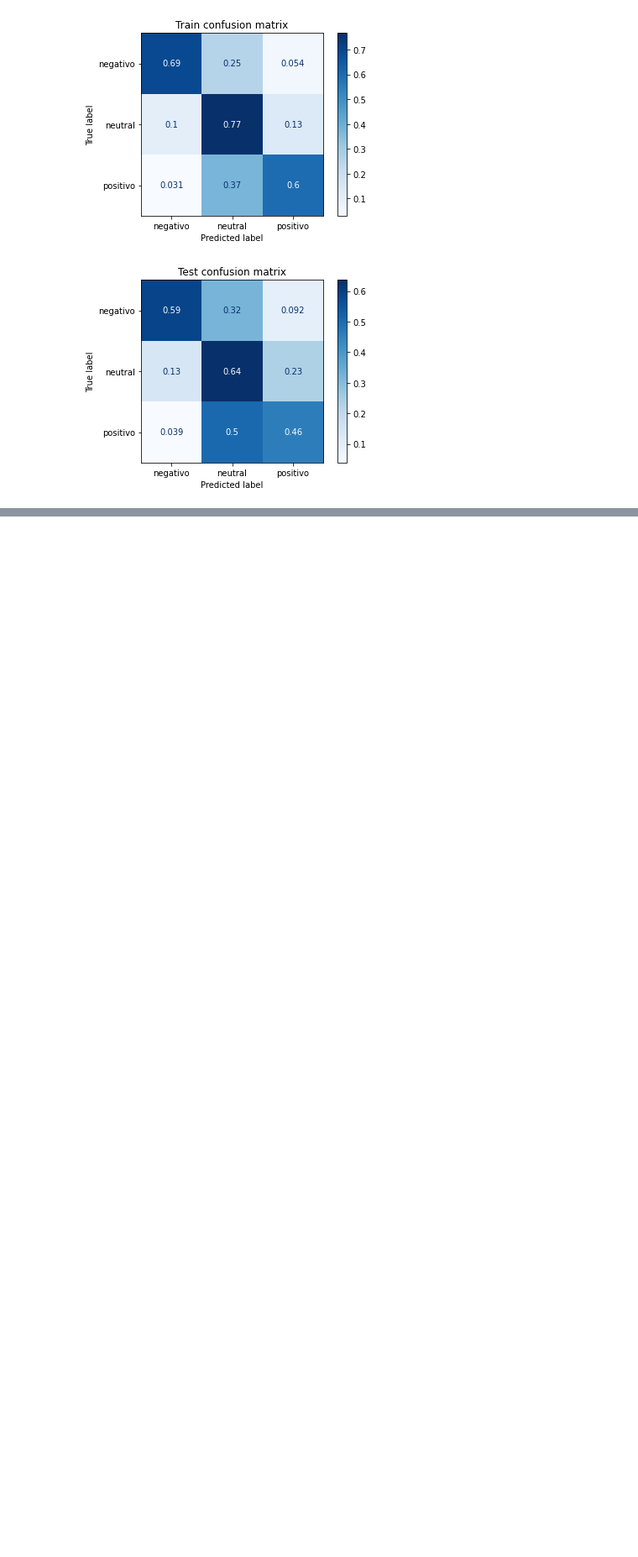
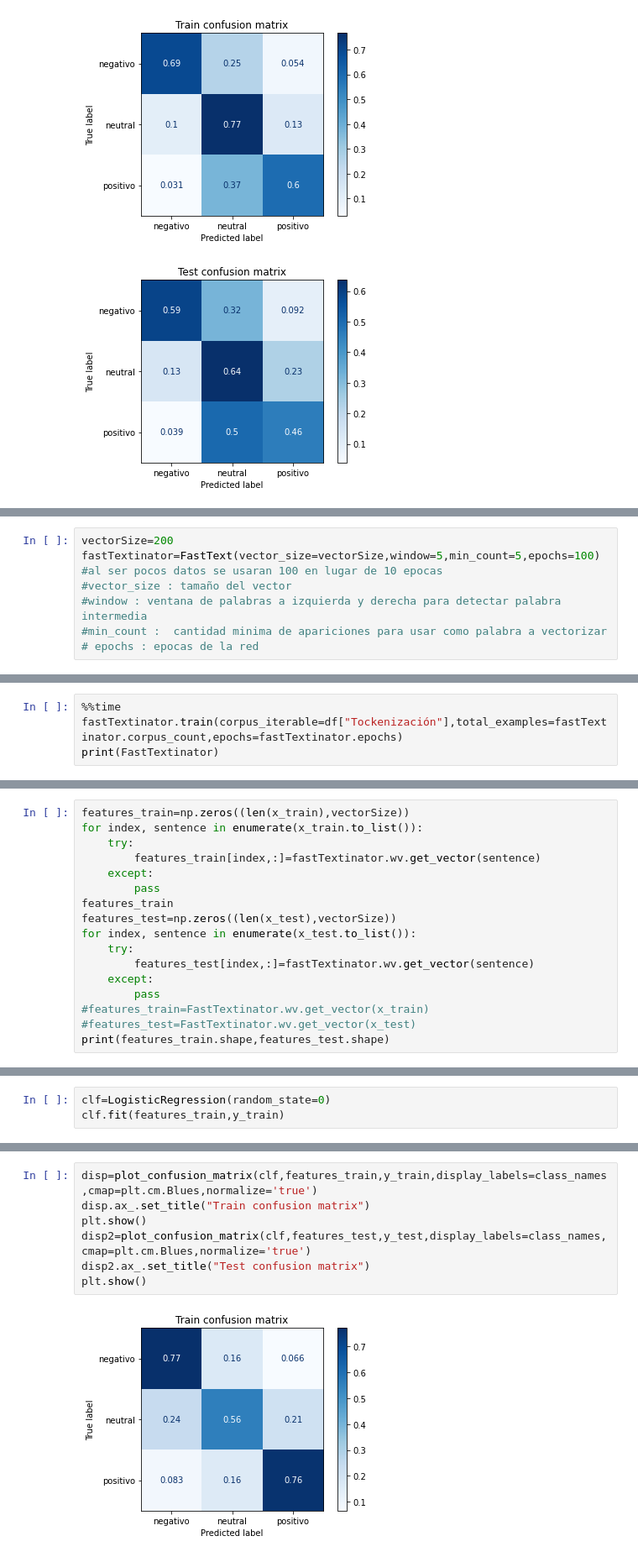
Before and after one commit to jhpiedrahitao/NLPFundamentals, a Jupyter notebook: vectorizacion_clasificacion.ipynb, the cells around one changed output, grey strips where cells are left out. Shown at 84% size. Saved outputs shown, nothing was run; the diff lists cells and outputs as text; blank space fills up the shorter version.

Commit message:
FastText embeding exploration added with sentiment analysis

```diff
--- a/vectorizacion_clasificacion.ipynb
+++ b/vectorizacion_clasificacion.ipynb
@@ -269,0 +303,7 @@ plt.show()
+# %%
+vectorSize=200
+fastTextinator=FastText(vector_size=vectorSize,window=5,min_count=5,epochs=100) #al ser pocos datos se usaran 100 en lugar de 10 epocas
+#vector_size : tamaño del vector
+#window : ventana de palabras a izquierda y derecha para detectar palabra intermedia
+#min_count :  cantidad minima de apariciones para usar como palabra a vectorizar
+# epochs : epocas de la red
@@ -269,0 +313,4 @@ plt.show()
+# %%
+%%time
+fastTextinator.train(corpus_iterable=df["Tockenización"],total_examples=fastTextinator.corpus_count,epochs=fastTextinator.epochs)
+print(FastTextinator)
@@ -269,0 +333,17 @@ plt.show()
+# %%
+features_train=np.zeros((len(x_train),vectorSize))
+for index, sentence in enumerate(x_train.to_list()):
+    try:
+        features_train[index,:]=fastTextinator.wv.get_vector(sentence)
+    except:
+        pass
+features_train
+features_test=np.zeros((len(x_test),vectorSize))
+for index, sentence in enumerate(x_test.to_list()):
+    try:
+        features_test[index,:]=fastTextinator.wv.get_vector(sentence)
+    except:
+        pass
+#features_train=FastTextinator.wv.get_vector(x_train)
+#features_test=FastTextinator.wv.get_vector(x_test)
+print(features_train.shape,features_test.shape)
@@ -269,0 +352,3 @@ plt.show()
+# %%
+clf=LogisticRegression(random_state=0)
+clf.fit(features_train,y_train)
@@ -269,0 +393,9 @@ plt.show()
+# %%
+disp=plot_confusion_matrix(clf,features_train,y_train,display_labels=class_names,cmap=plt.cm.Blues,normalize='true')
+disp.ax_.set_title("Train confusion matrix")
+plt.show()
+disp2=plot_confusion_matrix(clf,features_test,y_test,display_labels=class_names,cmap=plt.cm.Blues,normalize='true')
+disp2.ax_.set_title("Test confusion matrix")
+plt.show()
+# %% [output]
+[figure, added]
```
Also changed, not shown: parts of 17 cells of this notebook.
